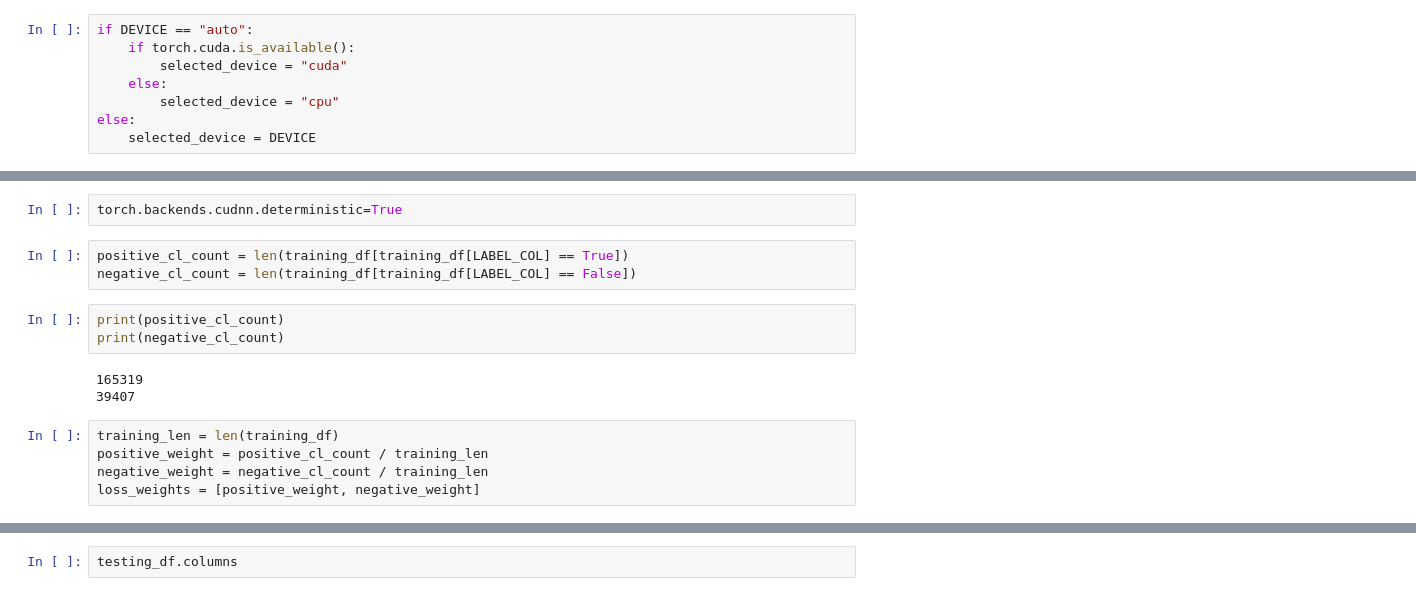
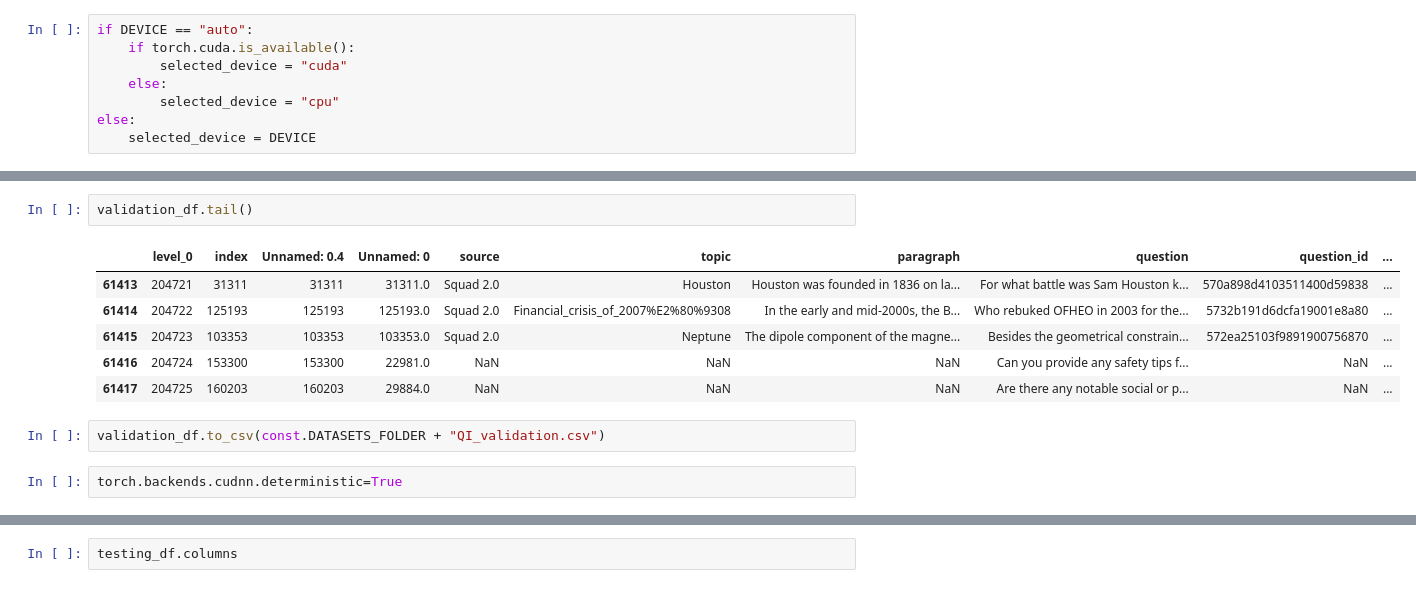
Before and after one commit to Aletheianomous-AI/experimental-models, a Jupyter notebook: src/train_queryable_input_classifer.ipynb, the cells around one changed output, grey strips where cells are left out. Cells and saved outputs as stored; diff of their text form.

```diff
--- a/src/train_queryable_input_classifer.ipynb
+++ b/src/train_queryable_input_classifer.ipynb
@@ -57,16 +88,13 @@ validation_ds = Dataset.from_pandas(testing_df)
+# %%
+validation_df.tail()
+# %% [output]
+|  | level_0 | index | Unnamed: 0.4 | Unnamed: 0 | source | topic | paragraph | question | question_id | ... |
+| 61413 | 204721 | 31311 | 31311 | 31311.0 | Squad 2.0 | Houston | Houston was founded in 1836 on la... | For what battle was Sam Houston k... | 570a898d4103511400d59838 | ... |
+| 61414 | 204722 | 125193 | 125193 | 125193.0 | Squad 2.0 | Financial_crisis_of_2007%E2%80%9308 | In the early and mid-2000s, the B... | Who rebuked OFHEO in 2003 for the... | 5732b191d6dcfa19001e8a80 | ... |
+| 61415 | 204723 | 103353 | 103353 | 103353.0 | Squad 2.0 | Neptune | The dipole component of the magne... | Besides the geometrical constrain... | 572ea25103f9891900756870 | ... |
+| 61416 | 204724 | 153300 | 153300 | 22981.0 | NaN | NaN | NaN | Can you provide any safety tips f... | NaN | ... |
+| 61417 | 204725 | 160203 | 160203 | 29884.0 | NaN | NaN | NaN | Are there any notable social or p... | NaN | ... |
+# %%
+validation_df.to_csv(const.DATASETS_FOLDER + "QI_validation.csv")
 # %%
 torch.backends.cudnn.deterministic=True
-# %%
-positive_cl_count = len(training_df[training_df[LABEL_COL] == True])
-negative_cl_count = len(training_df[training_df[LABEL_COL] == False])
-# %%
-print(positive_cl_count)
-print(negative_cl_count)
-# %% [output]
-165319
-39407
-# %%
-training_len = len(training_df)
-positive_weight = positive_cl_count / training_len
-negative_weight = negative_cl_count / training_len
-loss_weights = [positive_weight, negative_weight]
```
Also changed, not shown: parts of 29 cells of this notebook, 2 other files.
